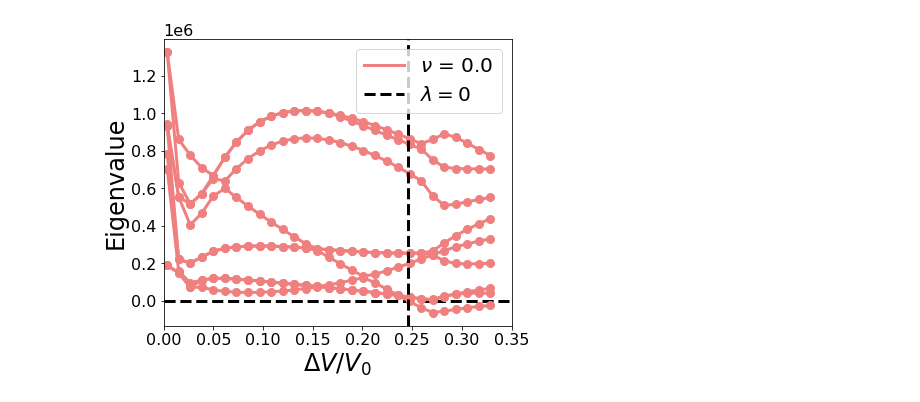
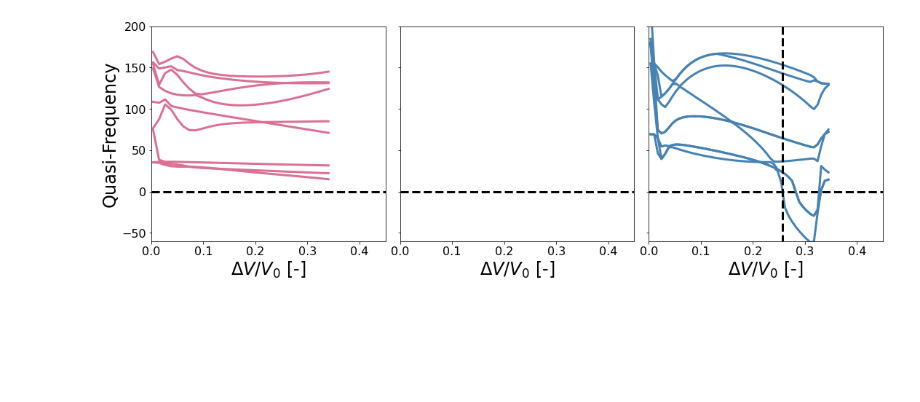
Before and after one commit to bertoldi-collab/buckling-cylinders, a Jupyter notebook: figure_making_paper.ipynb, the cells around one changed output. Cells and saved outputs as stored; diff of their text form; code cells hidden in the pictures; blank space fills up the shorter version.

Commit message:
updates to figure making + running 2folds to 0.75

```diff
--- a/figure_making_paper.ipynb
+++ b/figure_making_paper.ipynb
@@ -14,7 +14,13 @@ markersize_all = 8
 
 figsize_whole = (6,5)
 figsize_three = (15,5)
+figsize_three_vert = (6, 13)
+figsize_two = (10,5)
 folder_out = 'figures_paper'
+
+color_2folds = 'palevioletred'
+color_3folds = 'firebrick'
+color_4folds = 'steelblue'
 
 def smooth_pv_data(pressure, window_len = 100):
     # window_len = 100
@@ -77,49 +248,74 @@ fig.savefig(f'{folder_out}/4folds_eigval_00_nolam0.jpg')
 # %%
+fig, ax = plt.subplots(1,3,figsize = figsize_three, constrained_layout = True, sharey = True)
+
+for axis in ax: axis.hlines(0,0,0.5, 'k', '--', linewidth = linewidth_all)
+
 nu_try = [0.0, 0.1, 0.2, 0.3, 0.4, 0.5]
 
-# fig, ax = plt.subplots(figsize = (14,10))
-fig, ax = plt.subplots(figsize = figsize_whole, constrained_layout = True)
 
-initial_idx = 240
+initial_idx = 260
 
 cmap_all = ['Blues', 'Reds','Greens', 'Oranges', 'Purples', 'Greys', 'BuGn', 'YlOrBr', 'PuRd']
 
-ax.hlines(0,0,0.35, 'k', '--', linewidth = linewidth_all)
+########################################
+'''4 folds freq'''
+idx_4 = 265
+nu = 0.5
+idx_plot = 2
+color_plot = 'firebrick'
 
-for i,nu in enumerate(nu_try):
-    if i==0:
-        idx_cur = initial_idx + i
-        data_path = f'data_out/4fold-test_nu-{idx_cur}_eig_val.txt'
-        data_cur = np.loadtxt(data_path)
-        temp_all = data_cur[:,0]
-        freq_all = data_cur[:,1:]
+data_path = f'data_out/4fold-test_nu-{idx_4}_eig_val.txt'
+data_cur = np.loadtxt(data_path)
+temp_all = data_cur[:,0]
+freq_all = data_cur[:,1:]
 
-        # color_plot = plt.get_cmap(cmap_all[i])(0.7)
-        color_plot = 'lightcoral'
+for j in range(np.shape(freq_all)[1]-1):
+    freq_rescale = rescale_eigenvalue(freq_all[:,j])
+    # ax[idx_plot].plot(-3*temp_all, freq_rescale, 'o', color = color_plot, markersize = markersize_all)
+    if j == 0:
+        ax[idx_plot].plot(-3*temp_all, freq_rescale, '-', color = color_4folds, label = rf'$\nu$ = {nu}', linewidth = linewidth_all)
+    else:
+        ax[idx_plot].plot(-3*temp_all, freq_rescale, '-', color = color_4folds, linewidth = linewidth_all)
 
-        for j in range(np.shape(freq_all)[1]-1):
-            ax.plot(-3*temp_all, freq_all[:,j], 'o', color = color_plot, markersize = markersize_all)
-            if j == 0:
-                ax.plot(-3*temp_all, freq_all[:,j], '-', color = color_plot, label = rf'$\nu$ = {nu}', linewidth = linewidth_all)
-            else:
-                ax.plot(-3*temp_all, freq_all[:,j], '-', color = color_plot, linewidth = linewidth_all)
 
-ylim_cur = ax.get_ylim()
+ylim_cur = ax[idx_plot].get_ylim()
 f = lambda x: np.interp(x,-3*temp_all,freq_all[:,0])
 sol_root = root(f,0.25)
-ax.vlines(float(sol_root.x),ylim_cur[0], ylim_cur[1], 'black', '--', linewidth = linewidth_all, label = '$\lambda = 0$')
+ax[idx_plot].vlines(float(sol_root.x),ylim_cur[0], ylim_cur[1], 'black', '--', linewidth = linewidth_all, label = '$\lambda = 0$')
 
-ax.legend(loc = 'best', fontsize = fontsize_legend)
-ax.set_xlabel('$\Delta V/V_0$', fontsize = fontsize_axes)
-ax.set_ylabel('Eigenvalue', fontsize = fontsize_axes)
-ax.tick_params(labelsize = fontsize_ticks)
-ax.yaxis.offsetText.set_fontsize(fontsize_ticks)
-ax.ticklabel_format(scilimits = (-5,3))
-ax.set_xlim(0,0.35)
-ax.set_ylim(ylim_cur)
+########################################
+
+'''2 folds freq'''
+idx_2 = 305
+nu = 0.5
+idx_plot = 0
+color_plot = 'firebrick'
+
+data_path = f'data_out/2fold-test_nu-{idx_2}_eig_val.txt'
+data_cur = np.loadtxt(data_path)
+temp_all = data_cur[:,0]
+freq_all = data_cur[:,1:]
+
+for j in range(np.shape(freq_all)[1]-1):
+    freq_rescale = rescale_eigenvalue(freq_all[:,j])
+    # ax[idx_plot].plot(-3*temp_all, freq_rescale, 'o', color = color_plot, markersize = markersize_all)
+    if j == 0:
+        ax[idx_plot].plot(-3*temp_all, freq_rescale, '-', color = color_2folds, label = rf'$\nu$ = {nu}', linewidth = linewidth_all)
+    else:
+        ax[idx_plot].plot(-3*temp_all, freq_rescale, '-', color = color_2folds, linewidth = linewidth_all)
+
+########################################
+
+'''3 folds freq'''
+
+ax[0].set_ylabel('Quasi-Frequency', fontsize = fontsize_axes)
+ax[0].set_ylim(top = 200, bottom = -60)
+for axis in ax:
+    axis.set_xlabel('$\Delta V/V_0$ [-]', fontsize = fontsize_axes)
+    axis.tick_params(labelsize = fontsize_ticks)
+    axis.set_xlim(0,0.45)
 
 
-# fig.savefig('data_processed/change_nu_4folds_val.jpg')
-fig.savefig(f'{folder_out}/4folds_eigval_00.jpg', dpi = 300)
+fig.savefig(f'{folder_out}/freq_all.jpg', dpi = 300)
 # %% [output]
-[figure, old version]
+[figure, new version]
```
Also changed, not shown: parts of 16 cells of this notebook, 18 other files.
